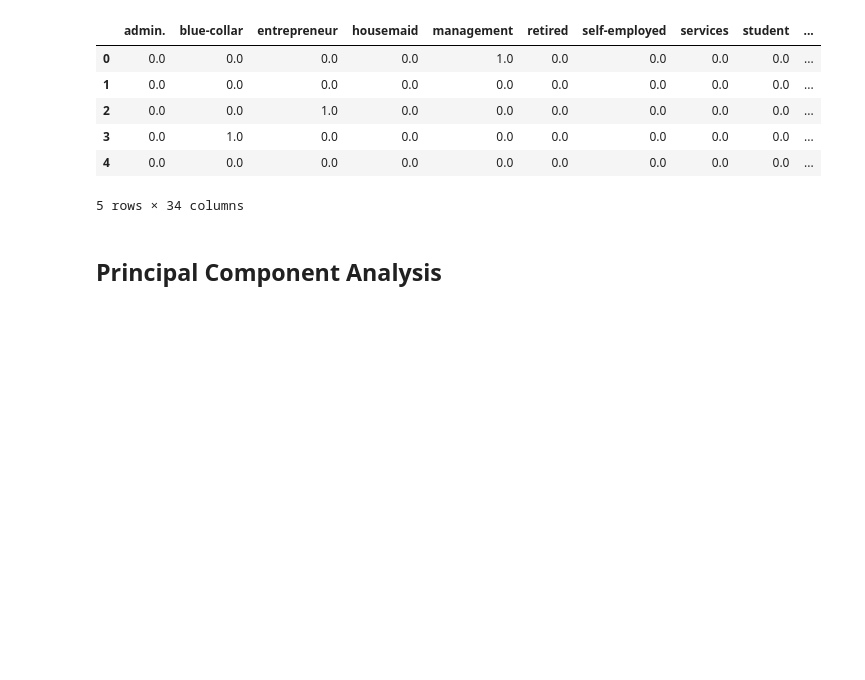
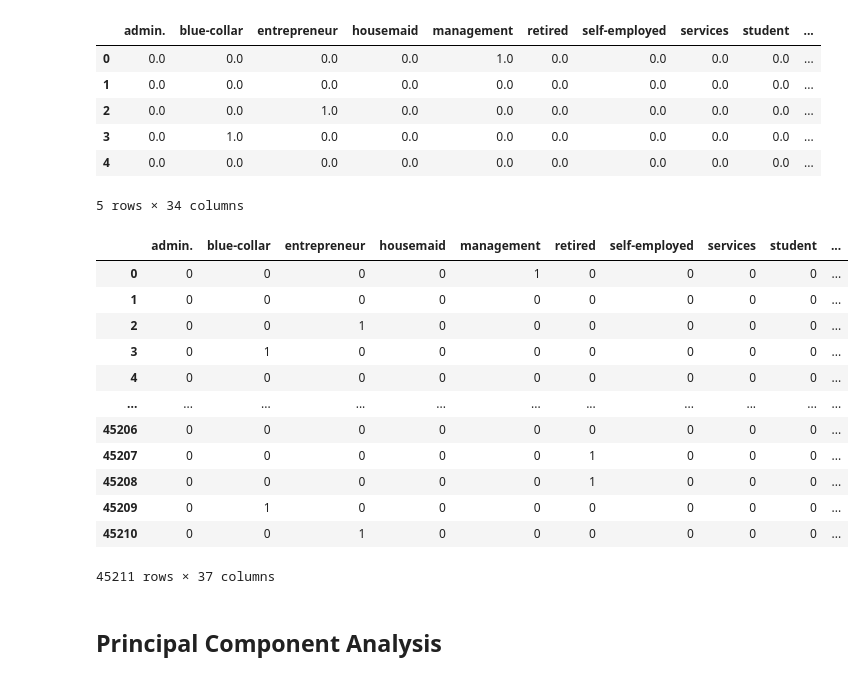
Before and after one commit to COGS118A/Group030-Wi23, a Jupyter notebook: CheckpointGroup030-Wi23.ipynb, the cells around one changed output. Drawn from its saved outputs; the diff is of its cells as text; code cells hidden in the pictures; blank space fills up the shorter version.

```diff
--- a/CheckpointGroup030-Wi23.ipynb
+++ b/CheckpointGroup030-Wi23.ipynb
@@ -251,6 +251,37 @@ bank_coded.head()
 | 3 | 0.0 | 1.0 | 0.0 | 0.0 | 0.0 | 0.0 | 0.0 | 0.0 | 0.0 | ... |
 | 4 | 0.0 | 0.0 | 0.0 | 0.0 | 0.0 | 0.0 | 0.0 | 0.0 | 0.0 | ... |
 5 rows × 34 columns
+# %%
+# constant that repersents 0
+zero_rep = -3
+
+bank_poslog = bank.balance
+bank_poslog[bank_poslog < 0] = 0  # set all negative numbers to 0
+bank_poslog += np.e ** zero_rep   # add a small constant to avoid ln(0)
+bank_poslog = np.log(bank_poslog)
+
+bank_neglog = -bank.balance
+bank_neglog[bank_neglog < 0] = 0  # set all negative numbers to 0
+bank_neglog += np.e ** zero_rep   # add a small constant to avoid ln(0)
+bank_neglog = np.log(bank_neglog)
+
+bank_coded.assign(pos_balance=bank_poslog)
+bank_coded.assign(neg_balance=bank_neglog)
+bank_coded.assign(age=bank.age)
+# %% [output]
+|  | admin. | blue-collar | entrepreneur | housemaid | management | retired | self-employed | services | student | ... |
+| 0 | 0 | 0 | 0 | 0 | 1 | 0 | 0 | 0 | 0 | ... |
+| 1 | 0 | 0 | 0 | 0 | 0 | 0 | 0 | 0 | 0 | ... |
+| 2 | 0 | 0 | 1 | 0 | 0 | 0 | 0 | 0 | 0 | ... |
+| 3 | 0 | 1 | 0 | 0 | 0 | 0 | 0 | 0 | 0 | ... |
+| 4 | 0 | 0 | 0 | 0 | 0 | 0 | 0 | 0 | 0 | ... |
+| ... | ... | ... | ... | ... | ... | ... | ... | ... | ... | ... |
+| 45206 | 0 | 0 | 0 | 0 | 0 | 0 | 0 | 0 | 0 | ... |
+| 45207 | 0 | 0 | 0 | 0 | 0 | 1 | 0 | 0 | 0 | ... |
+| 45208 | 0 | 0 | 0 | 0 | 0 | 1 | 0 | 0 | 0 | ... |
+| 45209 | 0 | 1 | 0 | 0 | 0 | 0 | 0 | 0 | 0 | ... |
+| 45210 | 0 | 0 | 1 | 0 | 0 | 0 | 0 | 0 | 0 | ... |
+45211 rows × 37 columns
 # %% [markdown]
 ## Principal Component Analysis
 # %%
```
Also changed, not shown: parts of 3 cells of this notebook.
